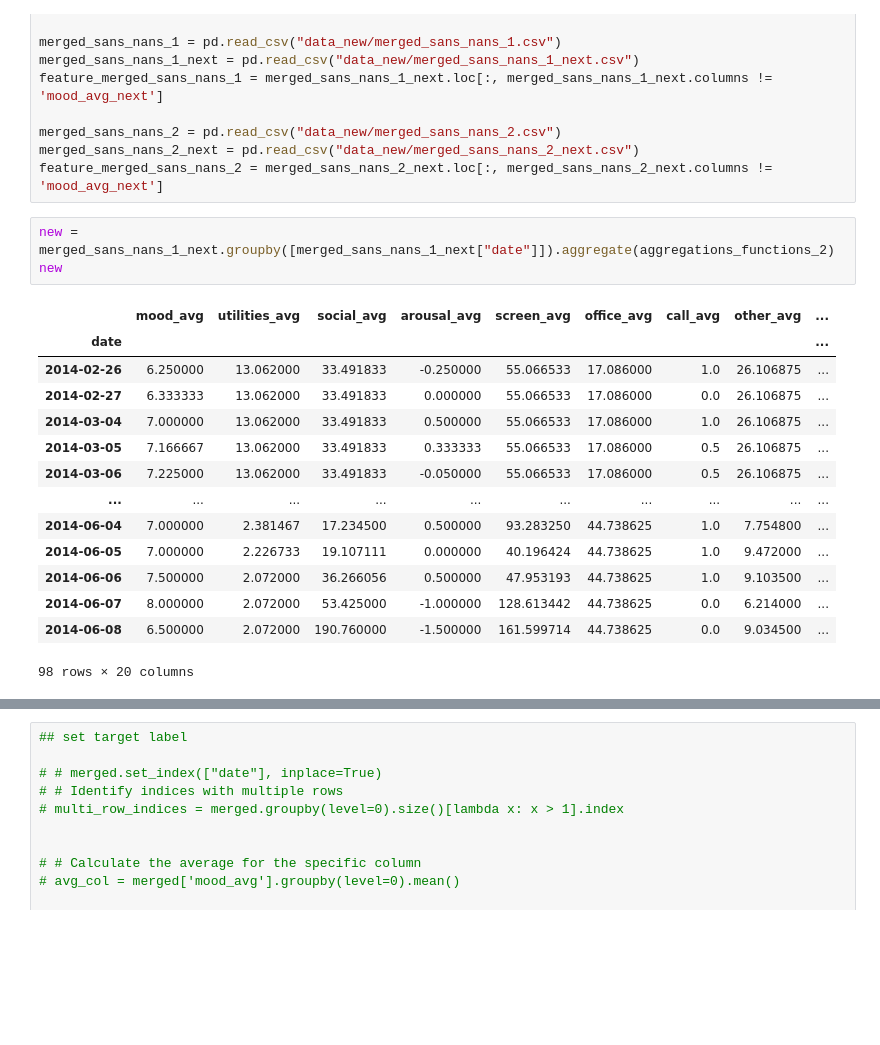
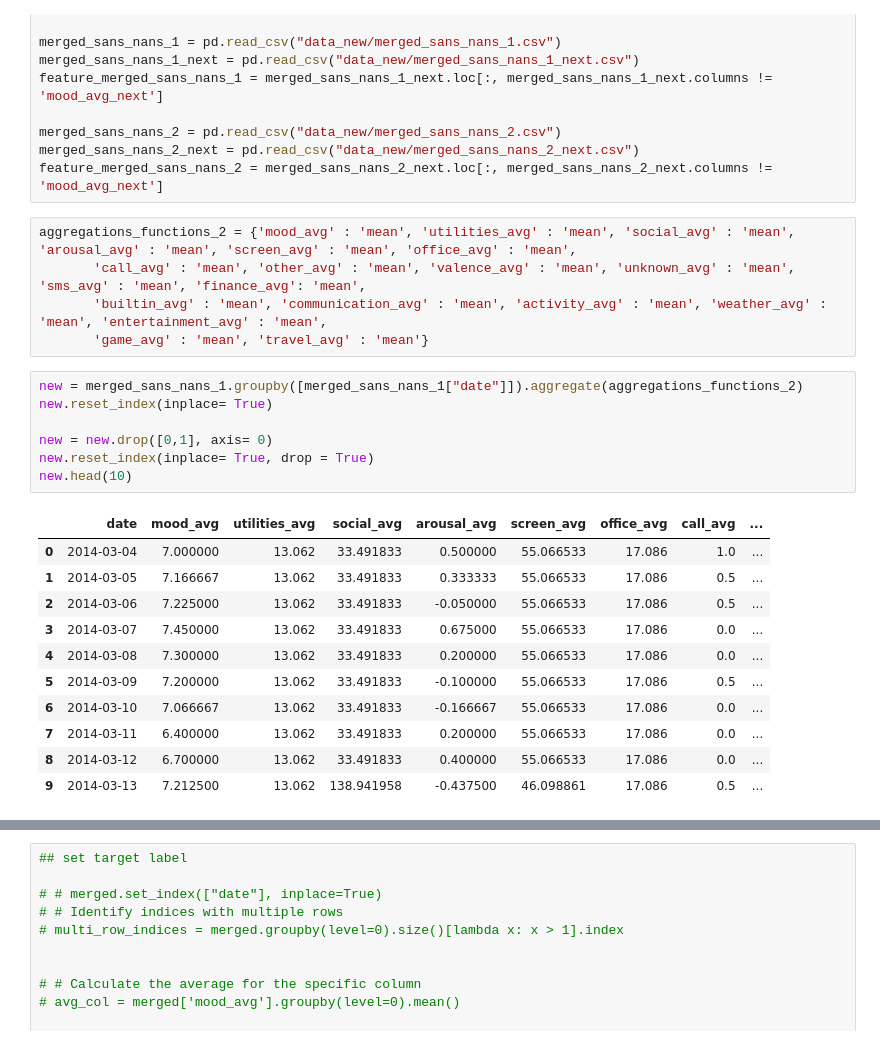
Before and after one commit to Zainab-am/Data-Mining-For-The-Girls, a Jupyter notebook: data_prep.ipynb, the cells around one changed output, grey strips where cells are left out. Cells and saved outputs as stored; diff of their text form; blank space fills up the shorter version.

Commit message:
instance based zonder nog de laatste row van next mood op de goeie plek daarmee ben ik nu bezig maar alvast qash dini

```diff
--- a/data_prep.ipynb
+++ b/data_prep.ipynb
@@ -230,21 +230,27 @@ feature_merged_sans_nans_1 = merged_sans_nans_1_next.loc[:, merged_sans_nans_1_n
 merged_sans_nans_2 = pd.read_csv("data_new/merged_sans_nans_2.csv")
 merged_sans_nans_2_next = pd.read_csv("data_new/merged_sans_nans_2_next.csv")
 feature_merged_sans_nans_2 = merged_sans_nans_2_next.loc[:, merged_sans_nans_2_next.columns != 'mood_avg_next']
+# %%
+aggregations_functions_2 = {'mood_avg' : 'mean', 'utilities_avg' : 'mean', 'social_avg' : 'mean', 'arousal_avg' : 'mean', 'screen_avg' : 'mean', 'office_avg' : 'mean',
+       'call_avg' : 'mean', 'other_avg' : 'mean', 'valence_avg' : 'mean', 'unknown_avg' : 'mean', 'sms_avg' : 'mean', 'finance_avg': 'mean',
+       'builtin_avg' : 'mean', 'communication_avg' : 'mean', 'activity_avg' : 'mean', 'weather_avg' : 'mean', 'entertainment_avg' : 'mean',
+       'game_avg' : 'mean', 'travel_avg' : 'mean'}
 # %%
-new = merged_sans_nans_1_next.groupby([merged_sans_nans_1_next["date"]]).aggregate(aggregations_functions_2)
-new
+new = merged_sans_nans_1.groupby([merged_sans_nans_1["date"]]).aggregate(aggregations_functions_2)
+new.reset_index(inplace= True)
+
+new = new.drop([0,1], axis= 0)
+new.reset_index(inplace= True, drop = True)
+new.head(10)
 # %% [output]
-|  | mood_avg | utilities_avg | social_avg | arousal_avg | screen_avg | office_avg | call_avg | other_avg | ... |
-| date |  |  |  |  |  |  |  |  | ... |
-| 2014-02-26 | 6.250000 | 13.062000 | 33.491833 | -0.250000 | 55.066533 | 17.086000 | 1.0 | 26.106875 | ... |
-| 2014-02-27 | 6.333333 | 13.062000 | 33.491833 | 0.000000 | 55.066533 | 17.086000 | 0.0 | 26.106875 | ... |
-| 2014-03-04 | 7.000000 | 13.062000 | 33.491833 | 0.500000 | 55.066533 | 17.086000 | 1.0 | 26.106875 | ... |
-| 2014-03-05 | 7.166667 | 13.062000 | 33.491833 | 0.333333 | 55.066533 | 17.086000 | 0.5 | 26.106875 | ... |
-| 2014-03-06 | 7.225000 | 13.062000 | 33.491833 | -0.050000 | 55.066533 | 17.086000 | 0.5 | 26.106875 | ... |
-| ... | ... | ... | ... | ... | ... | ... | ... | ... | ... |
-| 2014-06-04 | 7.000000 | 2.381467 | 17.234500 | 0.500000 | 93.283250 | 44.738625 | 1.0 | 7.754800 | ... |
-| 2014-06-05 | 7.000000 | 2.226733 | 19.107111 | 0.000000 | 40.196424 | 44.738625 | 1.0 | 9.472000 | ... |
-| 2014-06-06 | 7.500000 | 2.072000 | 36.266056 | 0.500000 | 47.953193 | 44.738625 | 1.0 | 9.103500 | ... |
-| 2014-06-07 | 8.000000 | 2.072000 | 53.425000 | -1.000000 | 128.613442 | 44.738625 | 0.0 | 6.214000 | ... |
-| 2014-06-08 | 6.500000 | 2.072000 | 190.760000 | -1.500000 | 161.599714 | 44.738625 | 0.0 | 9.034500 | ... |
+|  | date | mood_avg | utilities_avg | social_avg | arousal_avg | screen_avg | office_avg | call_avg | ... |
+| 0 | 2014-03-04 | 7.000000 | 13.062 | 33.491833 | 0.500000 | 55.066533 | 17.086 | 1.0 | ... |
+| 1 | 2014-03-05 | 7.166667 | 13.062 | 33.491833 | 0.333333 | 55.066533 | 17.086 | 0.5 | ... |
+| 2 | 2014-03-06 | 7.225000 | 13.062 | 33.491833 | -0.050000 | 55.066533 | 17.086 | 0.5 | ... |
+| 3 | 2014-03-07 | 7.450000 | 13.062 | 33.491833 | 0.675000 | 55.066533 | 17.086 | 0.0 | ... |
+| 4 | 2014-03-08 | 7.300000 | 13.062 | 33.491833 | 0.200000 | 55.066533 | 17.086 | 0.0 | ... |
+| 5 | 2014-03-09 | 7.200000 | 13.062 | 33.491833 | -0.100000 | 55.066533 | 17.086 | 0.5 | ... |
+| 6 | 2014-03-10 | 7.066667 | 13.062 | 33.491833 | -0.166667 | 55.066533 | 17.086 | 0.0 | ... |
+| 7 | 2014-03-11 | 6.400000 | 13.062 | 33.491833 | 0.200000 | 55.066533 | 17.086 | 0.0 | ... |
+| 8 | 2014-03-12 | 6.700000 | 13.062 | 33.491833 | 0.400000 | 55.066533 | 17.086 | 0.0 | ... |
+| 9 | 2014-03-13 | 7.212500 | 13.062 | 138.941958 | -0.437500 | 46.098861 | 17.086 | 0.5 | ... |
-98 rows × 20 columns
```
Also changed, not shown: parts of 1 cell of this notebook, 1 other file.
